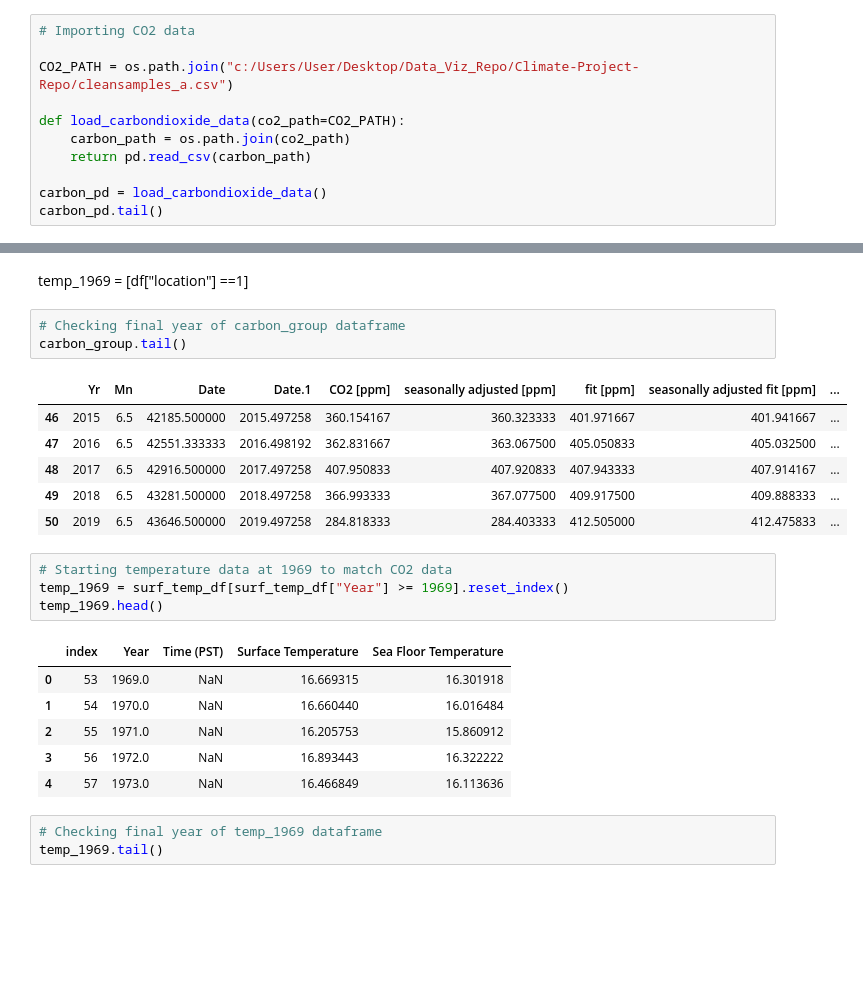
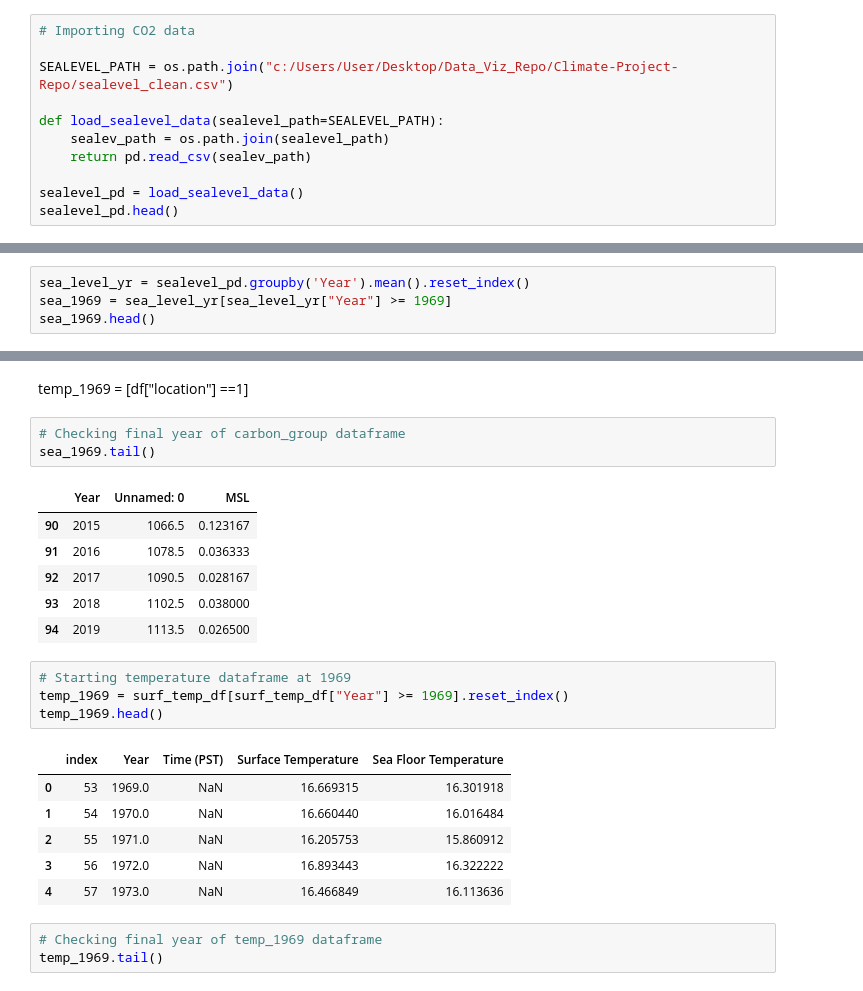
Before and after one commit to giantmagellan/sandiego-climate-analysis, a Jupyter notebook: climate_a.ipynb, the cells around one changed output, grey strips where cells are left out. Saved outputs shown, nothing was run; the diff lists cells and outputs as text; blank space fills up the shorter version.

```diff
--- a/climate_a.ipynb
+++ b/climate_a.ipynb
@@ -133,12 +134,12 @@ plt.show()
 # %%
 # Importing CO2 data
 
-CO2_PATH = os.path.join("c:/Users/User/Desktop/Data_Viz_Repo/Climate-Project-Repo/cleansamples_a.csv")
+SEALEVEL_PATH = os.path.join("c:/Users/User/Desktop/Data_Viz_Repo/Climate-Project-Repo/sealevel_clean.csv")
 
-def load_carbondioxide_data(co2_path=CO2_PATH):
-    carbon_path = os.path.join(co2_path)
-    return pd.read_csv(carbon_path)
+def load_sealevel_data(sealevel_path=SEALEVEL_PATH):
+    sealev_path = os.path.join(sealevel_path)
+    return pd.read_csv(sealev_path)
 
-carbon_pd = load_carbondioxide_data()
-carbon_pd.tail()
+sealevel_pd = load_sealevel_data()
+sealevel_pd.head()
 # %% [output]
@@ -160,0 +152,4 @@ carbon_group.head()
+# %%
+sea_level_yr = sealevel_pd.groupby('Year').mean().reset_index()
+sea_1969 = sea_level_yr[sea_level_yr["Year"] >= 1969]
+sea_1969.head()
@@ -162,16 +164,16 @@ carbon_group.head()
 temp_1969 = [df["location"] ==1]
 # %%
 # Checking final year of carbon_group dataframe
-carbon_group.tail()
+sea_1969.tail()
 # %% [output]
-|  | Yr | Mn | Date | Date.1 | CO2 [ppm] | seasonally adjusted [ppm] | fit [ppm] | seasonally adjusted fit [ppm] | ... |
-| 46 | 2015 | 6.5 | 42185.500000 | 2015.497258 | 360.154167 | 360.323333 | 401.971667 | 401.941667 | ... |
-| 47 | 2016 | 6.5 | 42551.333333 | 2016.498192 | 362.831667 | 363.067500 | 405.050833 | 405.032500 | ... |
-| 48 | 2017 | 6.5 | 42916.500000 | 2017.497258 | 407.950833 | 407.920833 | 407.943333 | 407.914167 | ... |
-| 49 | 2018 | 6.5 | 43281.500000 | 2018.497258 | 366.993333 | 367.077500 | 409.917500 | 409.888333 | ... |
-| 50 | 2019 | 6.5 | 43646.500000 | 2019.497258 | 284.818333 | 284.403333 | 412.505000 | 412.475833 | ... |
+|  | Year | Unnamed: 0 | MSL |
+| 90 | 2015 | 1066.5 | 0.123167 |
+| 91 | 2016 | 1078.5 | 0.036333 |
+| 92 | 2017 | 1090.5 | 0.028167 |
+| 93 | 2018 | 1102.5 | 0.038000 |
+| 94 | 2019 | 1113.5 | 0.026500 |
 # %%
-# Starting temperature data at 1969 to match CO2 data
+# Starting temperature dataframe at 1969
 temp_1969 = surf_temp_df[surf_temp_df["Year"] >= 1969].reset_index()
 temp_1969.head()
 # %% [output]
```
Also changed, not shown: parts of 7 cells of this notebook, 3 other files.
